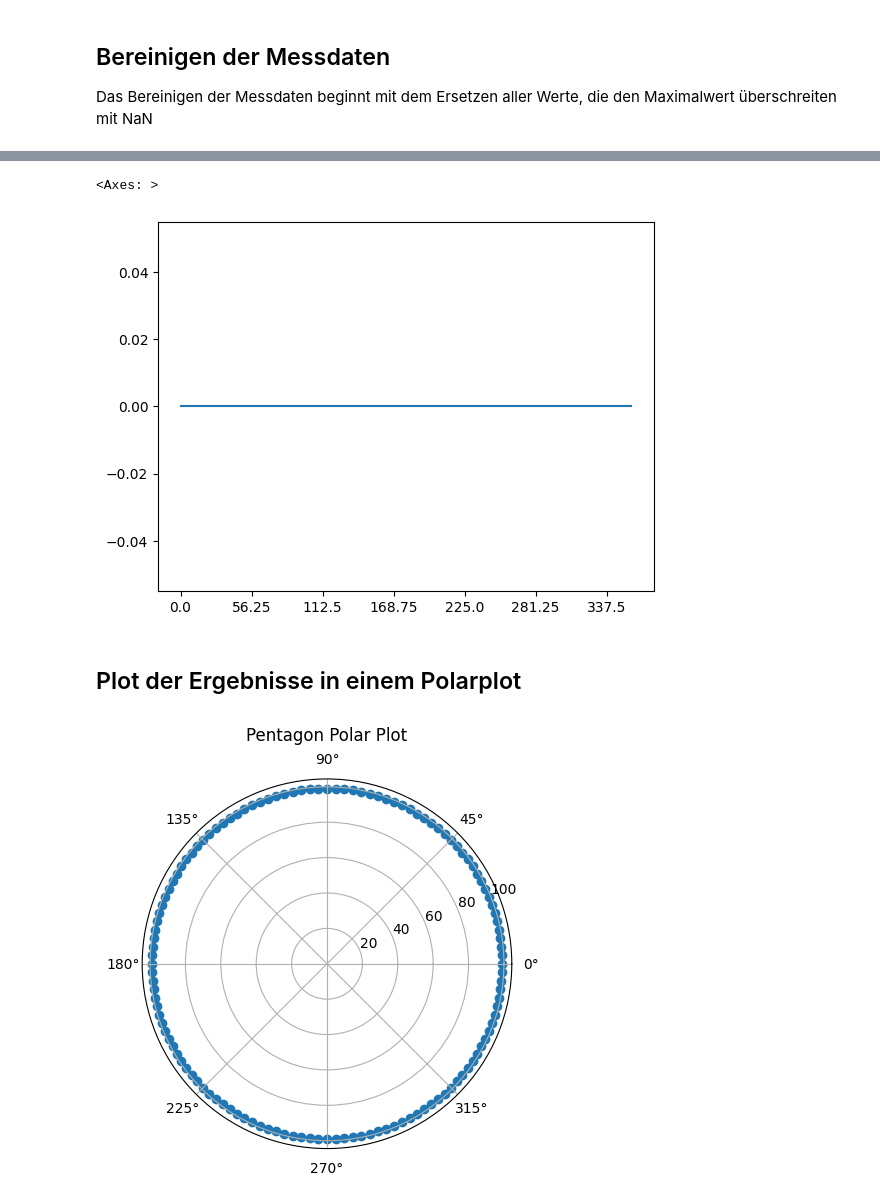
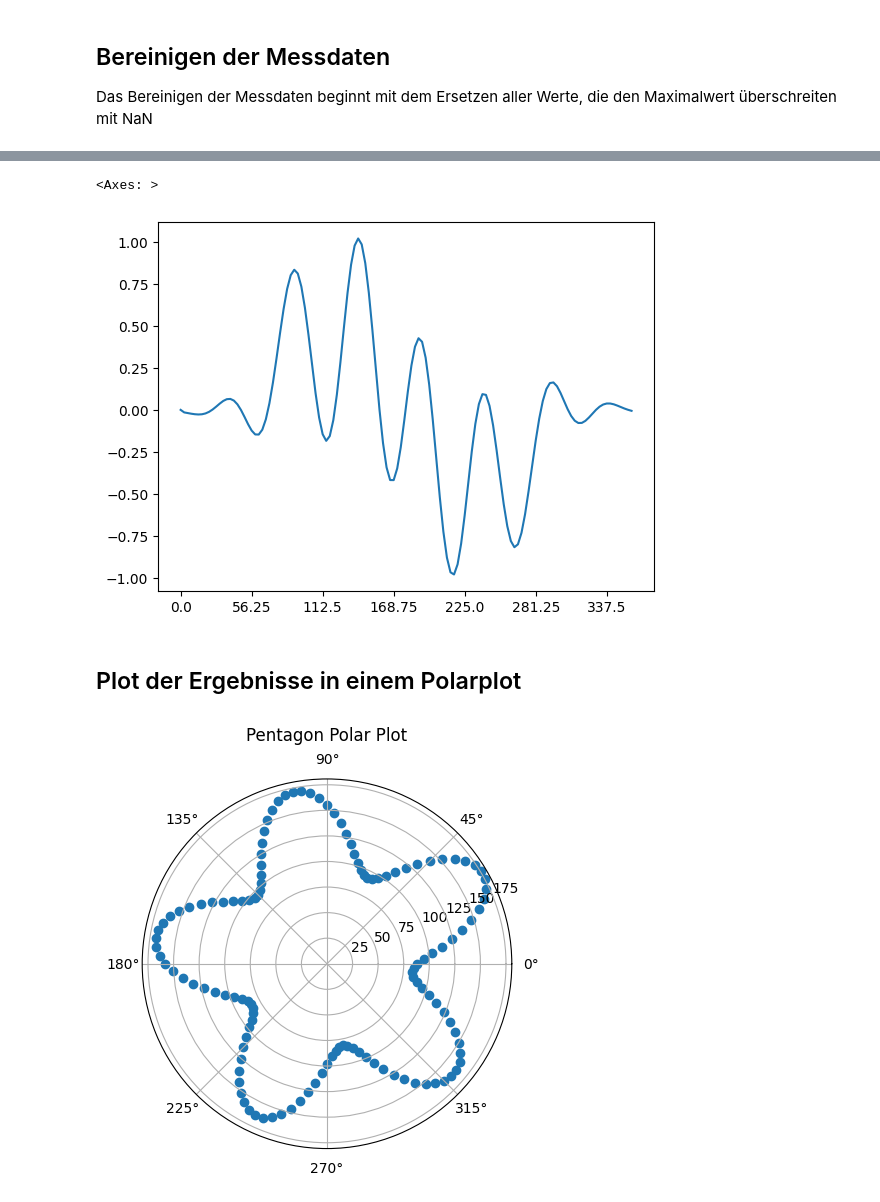
Before and after one commit to ricgoe/PyESP, a Jupyter notebook: data_processing.ipynb, the cells around one changed output, grey strips where cells are left out. Cells and saved outputs as stored; diff of their text form; code cells hidden in the pictures.

```diff
--- a/data_processing.ipynb
+++ b/data_processing.ipynb
@@ -151,8 +159,8 @@ data_filtered_df[data_filtered_df['shape'] == 'pentagon'].iloc[10,:-1].plot()
 # %%
-data_filtered_df_diff[data_filtered_df_diff['shape'] == 'cylinder'].iloc[0,:-1].plot()
+data_filtered_df_diff[data_filtered_df_diff['shape'] == 'cylinder'].iloc[100,:-1].plot()
 # %% [output]
 <Axes: >
-[figure, old version]
+[figure, new version]
 # %%
 # angles = np.array([float(angle) for angle in data_df.columns[:-1]])
 
@@ -186,16 +194,15 @@ data_filtered_df_diff[data_filtered_df_diff['shape'] == 'cylinder'].iloc[0,:-1].
 ## Plot der Ergebnisse in einem Polarplot
 # %%
 fig, ax = plt.subplots(subplot_kw={'projection': 'polar'})
-ax.scatter(header_to_int(data_df)*np.pi / 180, data_filtered_df[data_filtered_df['shape'] == 'cylinder'].iloc[2,:-1].values)
-# ax.set_rmax(50)
+ax.scatter(header_to_int(data_df)*np.pi / 180, data_filtered_df[data_filtered_df['shape'] == 'pentagon'].iloc[2,:-1].values)
+#ax.set_rmax(150)
 #ax.set_rscale('log')  # Less radial ticks
 #ax.set_rlabel_position(-22.5)  # Move radial labels away from plotted line
 ax.grid(True)
-
 ax.set_title("Pentagon Polar Plot", va='bottom')
 plt.show()
 # %% [output]
-[figure, old version]
+[figure, new version]
 # %%
 fig, ax = plt.subplots(subplot_kw={'projection': 'polar'})
 ax.scatter(header_to_int(data_df)*np.pi / 180, dist)
```
Also changed, not shown: parts of 10 cells of this notebook, 5 other files.
